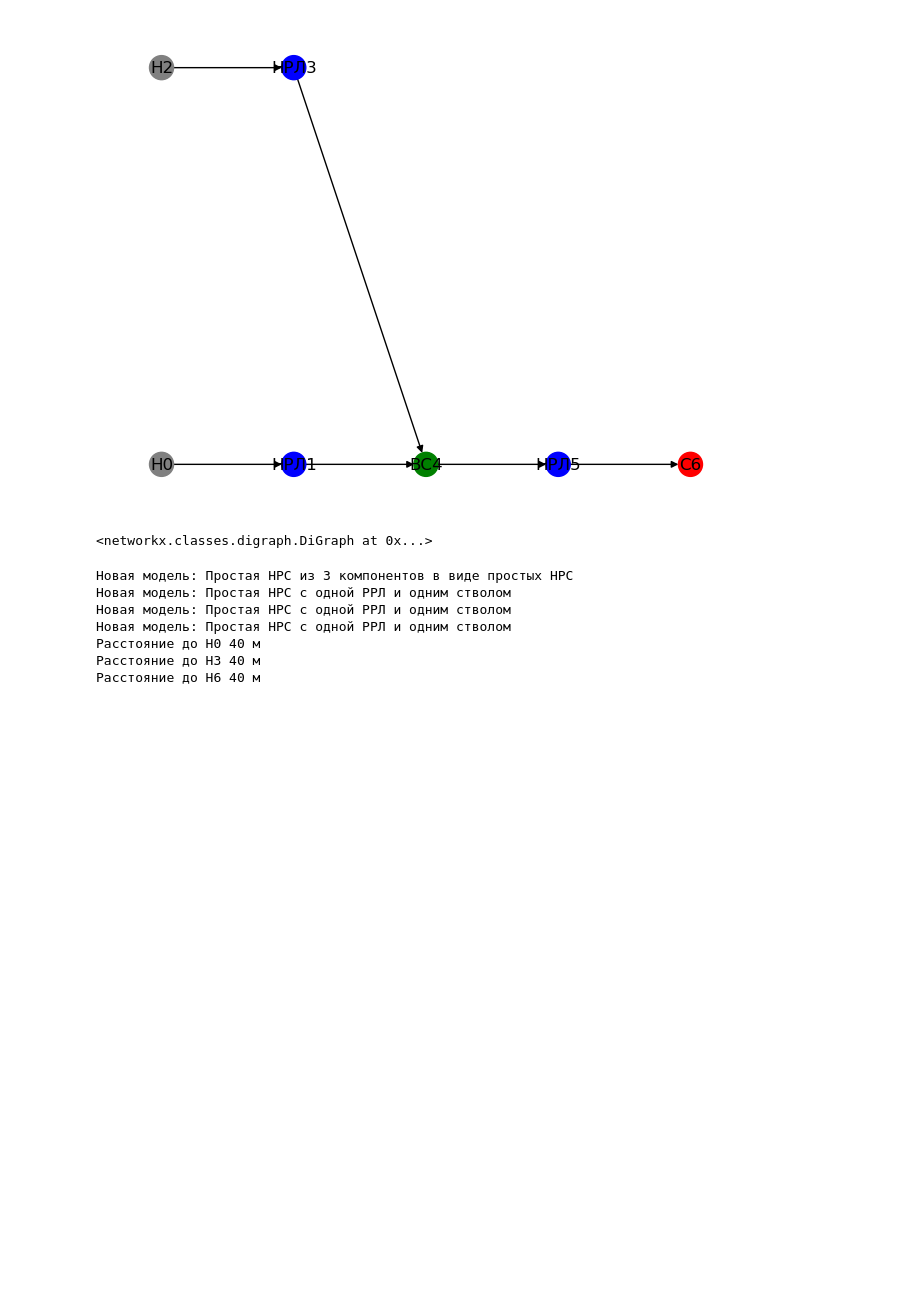
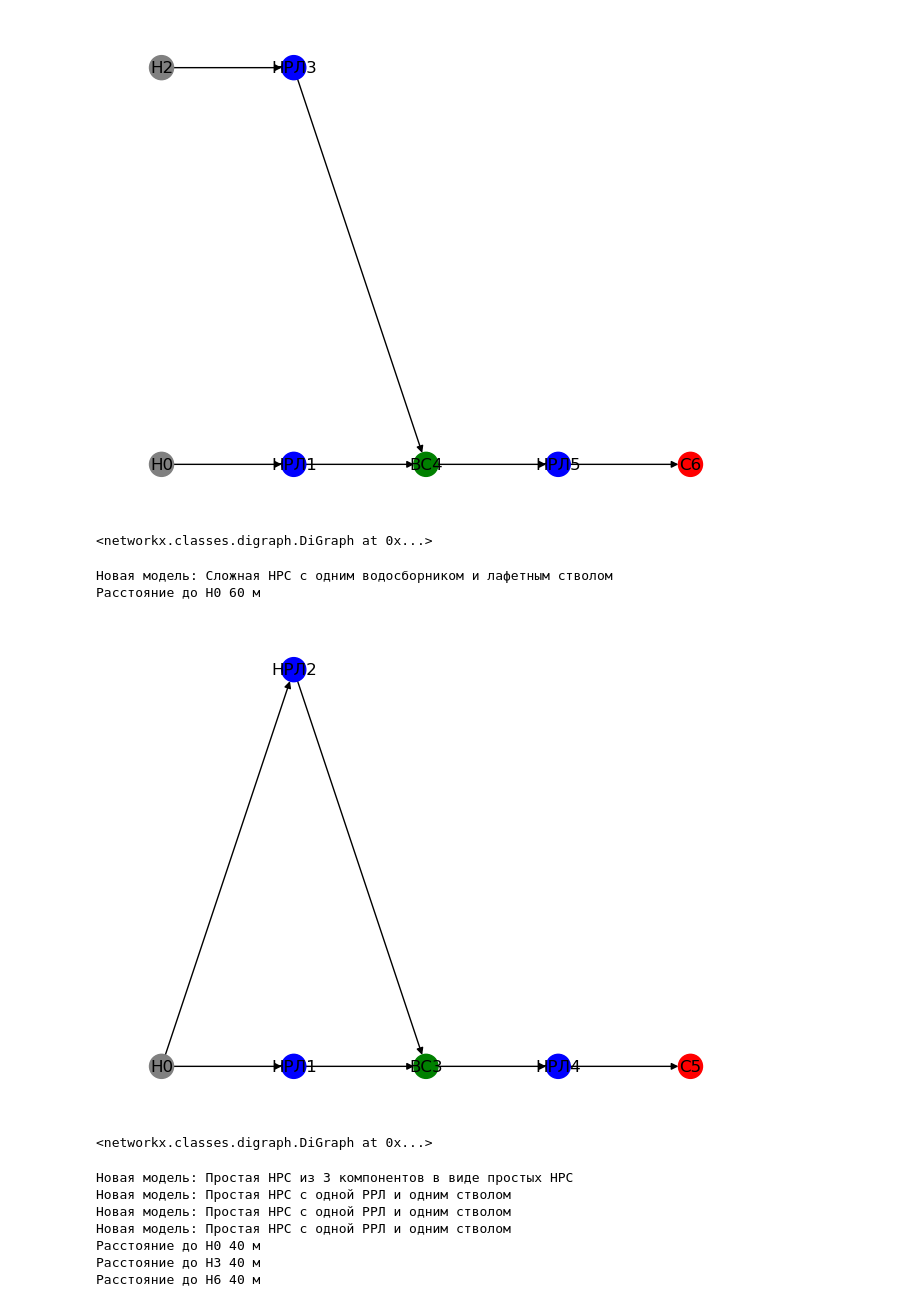
Before and after one commit to Obsidian-pb/NRS_modeller, a Jupyter notebook: workFolder/ga3.ipynb, the cells around one changed output. Cells and saved outputs as stored; diff of their text form; code cells hidden in the pictures; blank space fills up the shorter version.

```diff
--- a/workFolder/ga3.ipynb
+++ b/workFolder/ga3.ipynb
@@ -718,6 +918,35 @@ class Presets():
         return model.check_pumps().interpretate()
 
     @staticmethod
+    def single_pump_to_joiner_by2(nozzle_q=20, nozzle_workpress=60):
+        '''
+        Простая НРС с одним, насосом, водосборником и лафетным стволом
+
+                    ------
+            |=|>...............}------|-,->
+                    ------
+
+        '''
+
+        p_nozzleL = NRS_Revision.calc_p(nozzle_q, nozzle_workpress)
+
+        model = GA_model('Сложная НРС с одним водосборником и лафетным стволом')
+
+        pump1 = GA_Element_Pump('', e_type=1, H_add=80)
+        hoseM1 = GA_Element_Hose('', e_type=1, d='77', s=NRS_Data.ss["77"], n=2)
+        hoseM2 = GA_Element_Hose('', e_type=1, d='77', s=NRS_Data.ss["77"], n=2)
+        joiner = GA_Element_Joiner('', e_type=1, ri=2, ro=1)
+        hoseW = GA_Element_Hose('', e_type=1, d='77', s=NRS_Data.ss["77"], n=1)
+        nozzle = GA_Element_Nozzle('', e_type=2, n_type='Л', p=p_nozzleL, q_out = q_out_nozzle)
+
+        pump1.append(hoseM1).append(joiner).append(hoseW).append(nozzle)
+        pump1.append(hoseM2).append(joiner)
+
+        model.addElements([pump1,hoseM1,hoseM2,joiner,hoseW,nozzle])
+
+        return model.check_pumps().interpretate()
+
+    @staticmethod
     def n_components(n=2):
         '''
         Простая НРС из n компонентов в виде простых НРС
@@ -767,6 +996,14 @@ print_NRS_graph(model)
 Расстояние до Н2 80 м
 [figure]
 <networkx.classes.digraph.DiGraph at 0x...>
+# %%
+model = Presets.single_pump_to_joiner_by2()
+print_NRS_graph(model)
+# %% [output]
+Новая модель: Сложная НРС с одним водосборником и лафетным стволом
+Расстояние до Н0 60 м
+[figure, added]
+<networkx.classes.digraph.DiGraph at 0x...>
 # %%
 model = Presets.n_components(3)
 print_NRS_graph(model)
```
Also changed, not shown: parts of 4 cells of this notebook.
